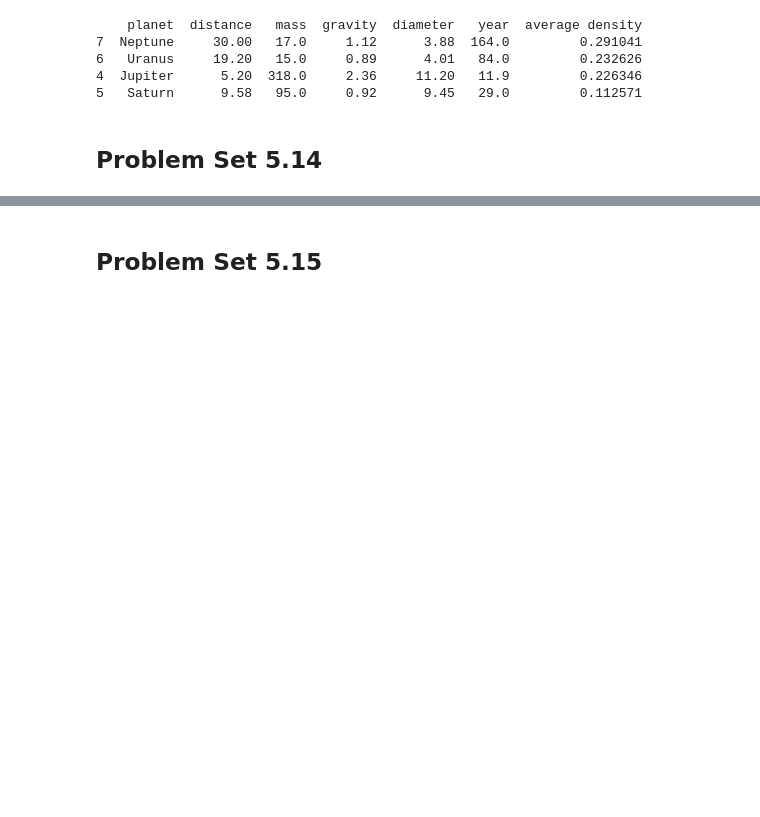
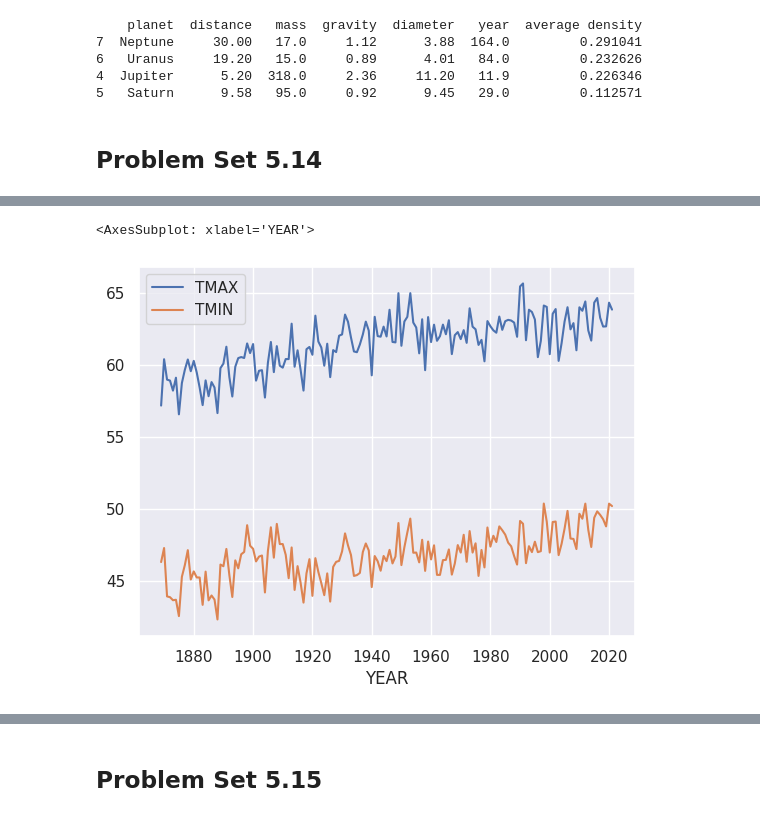
Before and after one commit to SPS-SP2273/learning-portfolio-shawn1368, a Jupyter notebook: Yuan Zhe's Problems/problem_set_5.ipynb, the cells around one changed output, grey strips where cells are left out. Cells and saved outputs as stored; diff of their text form; code cells hidden in the pictures; blank space fills up the shorter version.

```diff
--- a/Yuan Zhe's Problems/problem_set_5.ipynb
+++ b/Yuan Zhe's Problems/problem_set_5.ipynb
@@ -218,3 +229,12 @@ print(filtered_df_planets)
 5   Saturn      9.58   95.0     0.92      9.45   29.0         0.112571
 # %% [markdown]
 ## Problem Set 5.14
+# %%
+df_env = pd.read_csv('NewYork_weather.csv')
+df_env = df_env[["STATION", "NAME", "DATE", "TMAX", "TMIN"]]
+df_env = df_env.replace('na', np.NaN)
+# As there is only one station and name in the data, remove the station and name columns as well
+df_env = df_env[["DATE", "TMAX", "TMIN"]]
+# %%
+df_env["DATE"] = df_env["DATE"].apply(lambda x: datetime.datetime.strptime(x, "%Y-%m-%d"))
+df_env.info()
@@ -220,0 +256,13 @@ print(filtered_df_planets)
+# %%
+# Groupby Method
+df_env["YEAR"] = df_env["DATE"].map(lambda x: x.year)
+df_env_cleaned = df_env.dropna(axis=0)
+df_env_cleaned = df_env_cleaned.astype({'TMAX': 'int', 'TMIN': 'int'})
+# df_env_cleaned.info()
+df_env_result = df_env_cleaned[["YEAR", "TMAX", "TMIN"]].groupby(by=["YEAR"]).mean()
+# %%
+# Pandas Dataframe Plot
+df_env_result.plot()
+# %% [output]
+<AxesSubplot: xlabel='YEAR'>
+[figure, added]
```
Also changed, not shown: parts of 8 cells of this notebook, 2 other files.
